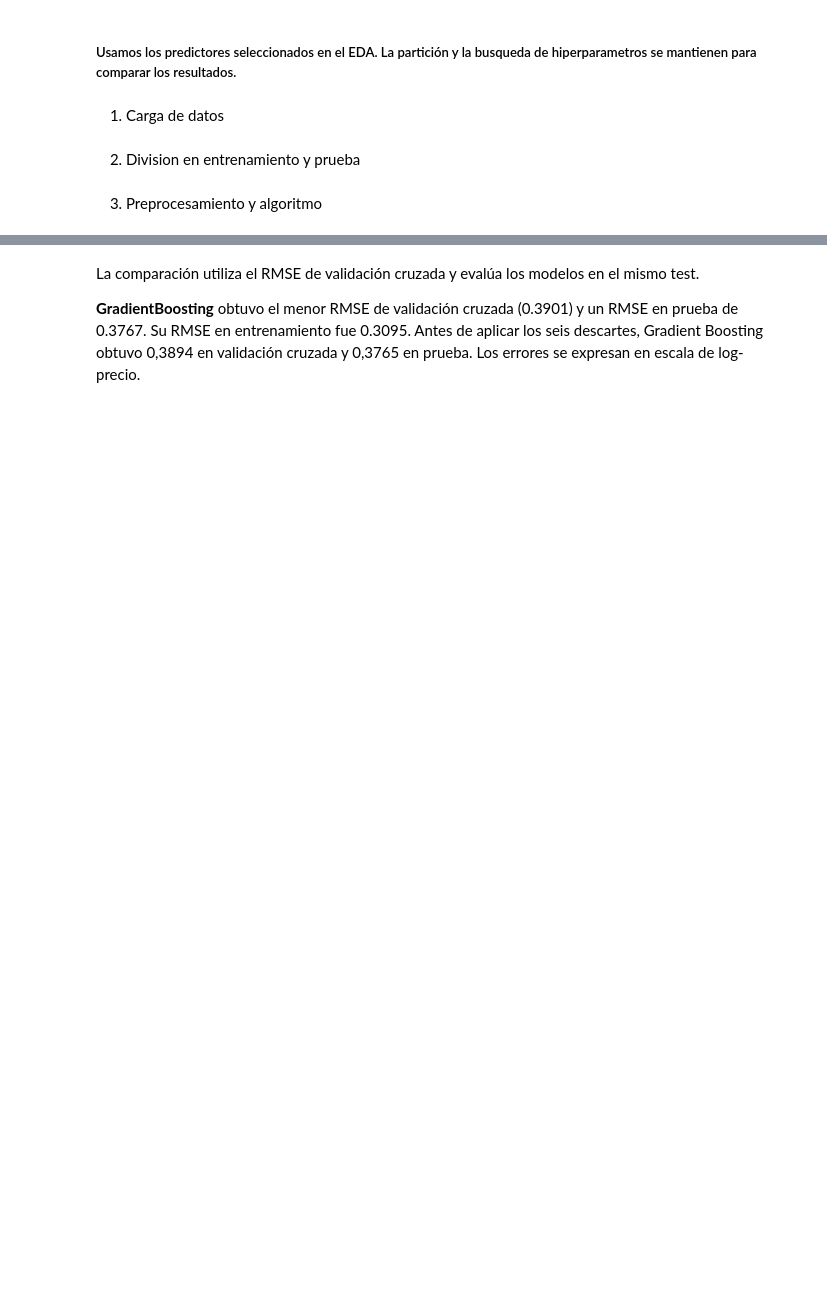
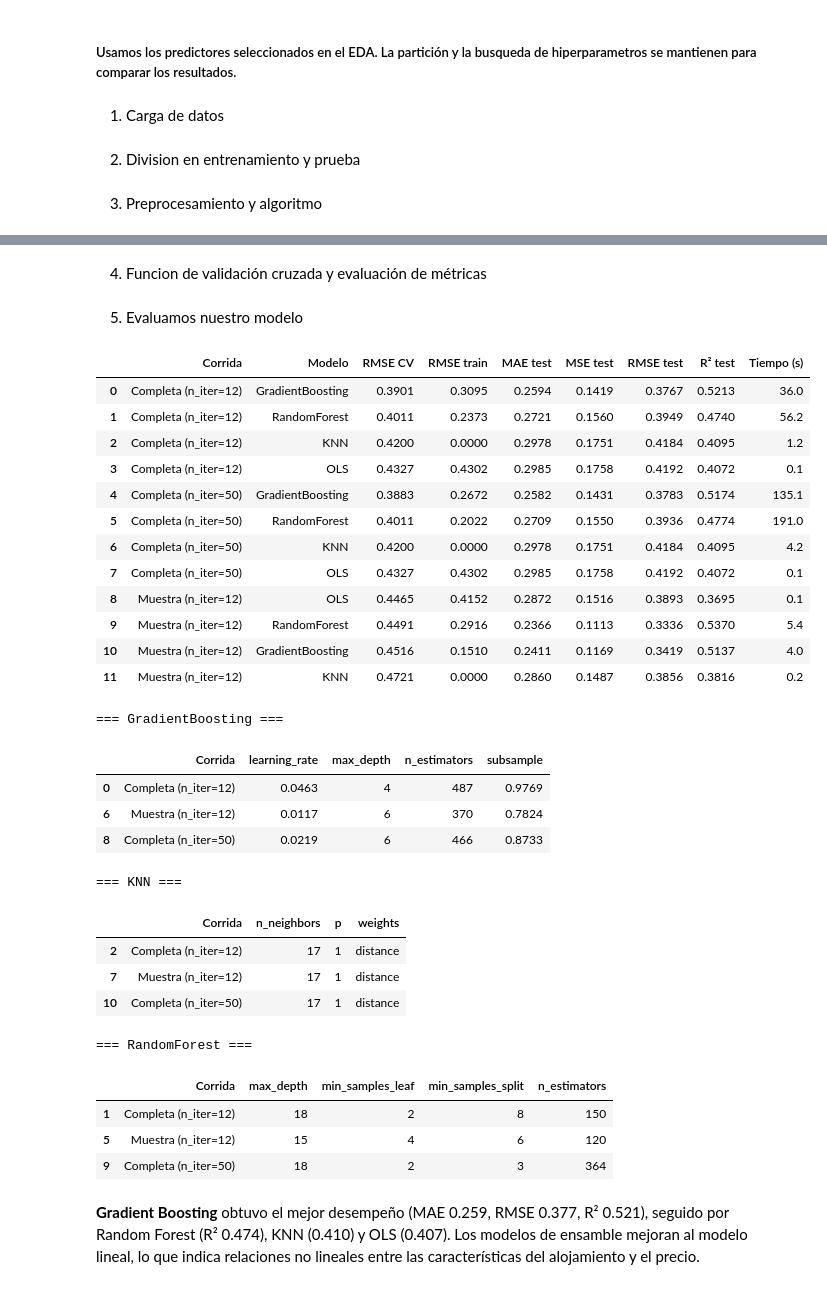
Before and after one commit to santidrelew/tp-mpg, a Jupyter notebook: notebooks/04_Ml_y_Validacion.ipynb, the cells around one changed output, grey strips where cells are left out. Saved outputs shown, nothing was run; the diff lists cells and outputs as text; code cells hidden in the pictures; blank space fills up the shorter version.

Commit message:
Validaciones
Validación cruzada: muestra, base completa y comparación de métricas de los modelos

```diff
--- a/notebooks/04_Ml_y_Validacion.ipynb
+++ b/notebooks/04_Ml_y_Validacion.ipynb
@@ -453,18 +426,0 @@ for nombre, config in candidatos.items():
-# %%
-filas = []
-for nombre, (ajuste, rmse_cv) in ajustes.items():
-    pred_train = ajuste.predict(X_train)
-    pred_test = ajuste.predict(X_test)
-    mse_test = mean_squared_error(y_test, pred_test)
-    filas.append({
-        "Modelo": nombre,
-        "RMSE CV": rmse_cv,
-        "RMSE train": mean_squared_error(y_train, pred_train)**0.5,
-        "MAE test": mean_absolute_error(y_test, pred_test),
-        "MSE test": mse_test,
-        "RMSE test": mse_test**0.5,
-        "R² test": r2_score(y_test, pred_test),
-    })
-
-resultados_filtrados = pd.DataFrame(filas).sort_values("RMSE CV")
-display(resultados_filtrados.round(4))
@@ -477,4 +427,2 @@ display(resultados_filtrados.round(4))
-# %% [markdown]
-La comparación utiliza el RMSE de validación cruzada y evalúa los modelos en el mismo test.
-
- **GradientBoosting** obtuvo el menor RMSE de validación cruzada (0.3901) y un RMSE en prueba de 0.3767. Su RMSE en entrenamiento fue 0.3095. Antes de aplicar los seis descartes, Gradient Boosting obtuvo 0,3894 en validación cruzada y 0,3765 en prueba. Los errores se expresan en escala de log-precio.
+# %% [markdown]
+4. Funcion de validación cruzada y evaluación de métricas
@@ -480,0 +471,54 @@ La comparación utiliza el RMSE de validación cruzada y evalúa los modelos en
+# %% [markdown]
+5. Evaluamos nuestro modelo
+# %%
+res_completa_12 = validacion(X_train, y_train, X_test, y_test, 12, "Completa (n_iter=12)")
+
+res_muestra_12 = validacion(X_train_muestra, y_train_muestra,
+                                X_test_muestra, y_test_muestra, 12, "Muestra (n_iter=12)")
+
+res_completa_50 = validacion(X_train, y_train, X_test, y_test, 50, "Completa (n_iter=50)")
+
+comparacion = pd.concat([res_completa_12, res_muestra_12, res_completa_50], ignore_index=True)
+metricas = (comparacion.drop(columns="Mejores params")
+            .sort_values(["Corrida", "RMSE CV"])
+            .reset_index(drop=True))
+display(metricas.round(4))
+
+sin_ols = comparacion[comparacion["Modelo"] != "OLS"]
+for modelo, g in sin_ols.groupby("Modelo"):
+    det = pd.DataFrame(g["Mejores params"].tolist(), index=g.index)
+    det.columns = [c.replace("regressor__", "") for c in det.columns]
+    det.insert(0, "Corrida", g["Corrida"])
+    print(f"\n=== {modelo} ===")
+    display(det.round(4))
+# %% [output]
+|  | Corrida | Modelo | RMSE CV | RMSE train | MAE test | MSE test | RMSE test | R² test | Tiempo (s) |
+| 0 | Completa (n_iter=12) | GradientBoosting | 0.3901 | 0.3095 | 0.2594 | 0.1419 | 0.3767 | 0.5213 | 36.0 |
+| 1 | Completa (n_iter=12) | RandomForest | 0.4011 | 0.2373 | 0.2721 | 0.1560 | 0.3949 | 0.4740 | 56.2 |
+| 2 | Completa (n_iter=12) | KNN | 0.4200 | 0.0000 | 0.2978 | 0.1751 | 0.4184 | 0.4095 | 1.2 |
+| 3 | Completa (n_iter=12) | OLS | 0.4327 | 0.4302 | 0.2985 | 0.1758 | 0.4192 | 0.4072 | 0.1 |
+| 4 | Completa (n_iter=50) | GradientBoosting | 0.3883 | 0.2672 | 0.2582 | 0.1431 | 0.3783 | 0.5174 | 135.1 |
+| 5 | Completa (n_iter=50) | RandomForest | 0.4011 | 0.2022 | 0.2709 | 0.1550 | 0.3936 | 0.4774 | 191.0 |
+| 6 | Completa (n_iter=50) | KNN | 0.4200 | 0.0000 | 0.2978 | 0.1751 | 0.4184 | 0.4095 | 4.2 |
+| 7 | Completa (n_iter=50) | OLS | 0.4327 | 0.4302 | 0.2985 | 0.1758 | 0.4192 | 0.4072 | 0.1 |
+| 8 | Muestra (n_iter=12) | OLS | 0.4465 | 0.4152 | 0.2872 | 0.1516 | 0.3893 | 0.3695 | 0.1 |
+| 9 | Muestra (n_iter=12) | RandomForest | 0.4491 | 0.2916 | 0.2366 | 0.1113 | 0.3336 | 0.5370 | 5.4 |
+| 10 | Muestra (n_iter=12) | GradientBoosting | 0.4516 | 0.1510 | 0.2411 | 0.1169 | 0.3419 | 0.5137 | 4.0 |
+| 11 | Muestra (n_iter=12) | KNN | 0.4721 | 0.0000 | 0.2860 | 0.1487 | 0.3856 | 0.3816 | 0.2 |
+=== GradientBoosting ===
+|  | Corrida | learning_rate | max_depth | n_estimators | subsample |
+| 0 | Completa (n_iter=12) | 0.0463 | 4 | 487 | 0.9769 |
+| 6 | Muestra (n_iter=12) | 0.0117 | 6 | 370 | 0.7824 |
+| 8 | Completa (n_iter=50) | 0.0219 | 6 | 466 | 0.8733 |
+=== KNN ===
+|  | Corrida | n_neighbors | p | weights |
+| 2 | Completa (n_iter=12) | 17 | 1 | distance |
+| 7 | Muestra (n_iter=12) | 17 | 1 | distance |
+| 10 | Completa (n_iter=50) | 17 | 1 | distance |
+=== RandomForest ===
+|  | Corrida | max_depth | min_samples_leaf | min_samples_split | n_estimators |
+| 1 | Completa (n_iter=12) | 18 | 2 | 8 | 150 |
+| 5 | Muestra (n_iter=12) | 15 | 4 | 6 | 120 |
+| 9 | Completa (n_iter=50) | 18 | 2 | 3 | 364 |
+# %% [markdown]
+**Gradient Boosting** obtuvo el mejor desempeño (MAE 0.259, RMSE 0.377, R² 0.521), seguido por Random Forest (R² 0.474), KNN (0.410) y OLS (0.407). Los modelos de ensamble mejoran al modelo lineal, lo que indica relaciones no lineales entre las características del alojamiento y el precio.
```
Also changed, not shown: parts of 11 cells of this notebook, 5 other files.
